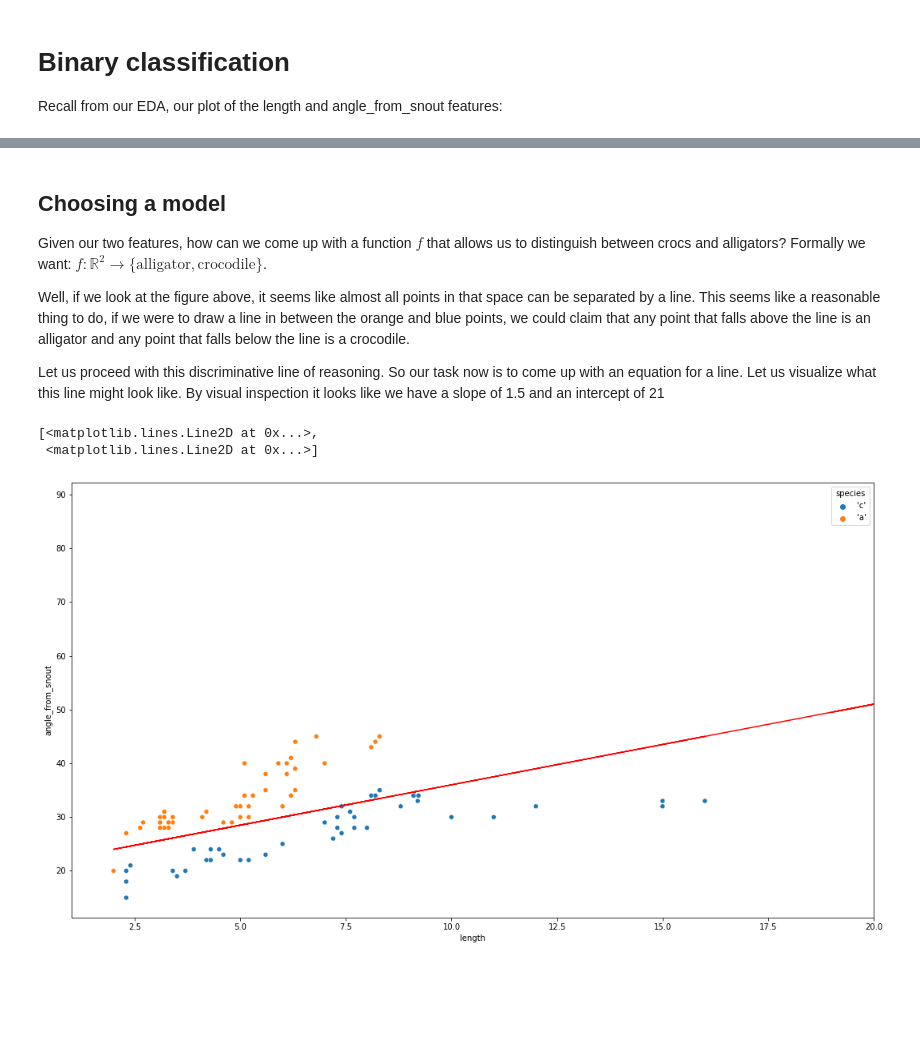
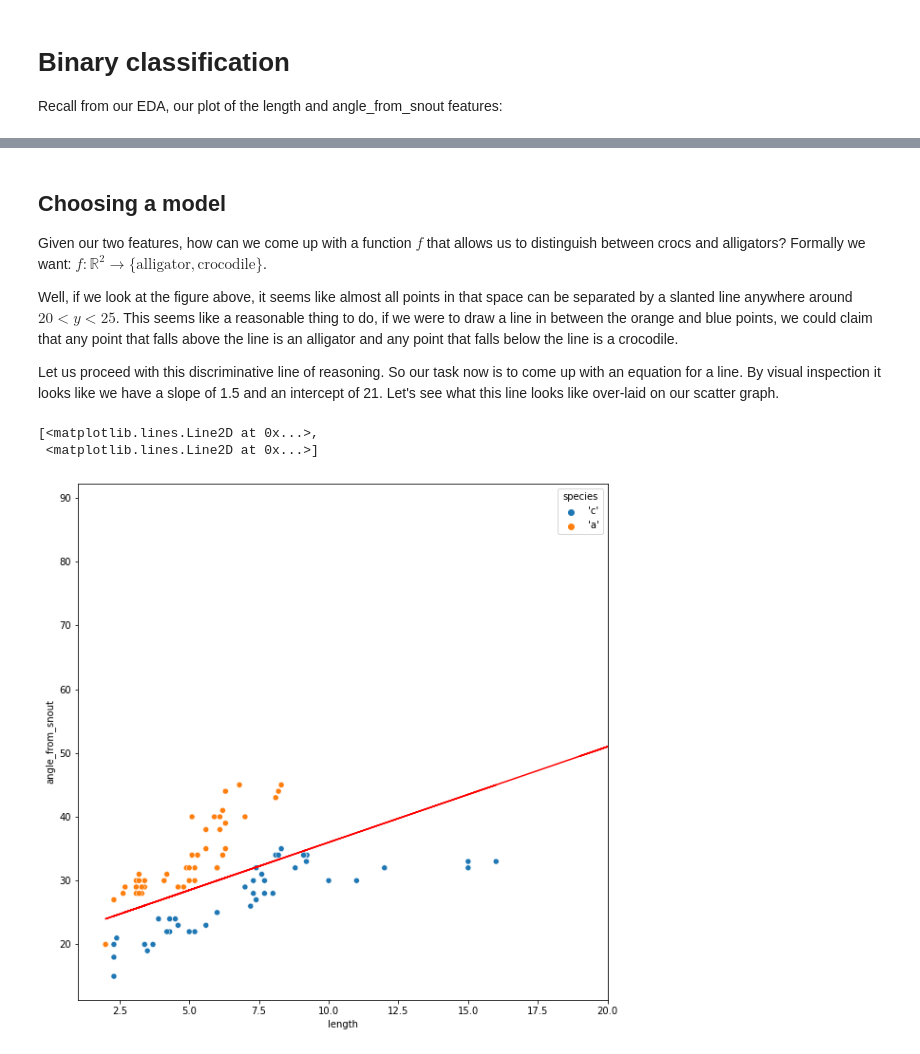
Before and after one commit to amadeovezz/data-sci, a Jupyter notebook: ml/tutorials/classification/dicriminative/binary.ipynb, the cells around one changed output, grey strips where cells are left out. Drawn from its saved outputs; the diff is of its cells as text; code cells hidden in the pictures; blank space fills up the shorter version.

```diff
--- a/ml/tutorials/classification/dicriminative/binary.ipynb
+++ b/ml/tutorials/classification/dicriminative/binary.ipynb
@@ -28,23 +29,25 @@ sns.scatterplot(data=df, x="length", y='angle_from_snout', hue='species', legend
 Given our two features, how can we come up with a function $f$ that allows us to distinguish between crocs and alligators? Formally we want:
 $f: \mathbb{R}^2 \rightarrow \{\text{alligator},\text{crocodile}\}$.
 
-Well, if we look at the figure above, it seems like almost all points in that space can be separated by a line. This seems like a reasonable thing to do,
+Well, if we look at the figure above, it seems like almost all points in that space can be separated by a slanted line anywhere around $20<y<25$. This seems like a reasonable thing to do,
 if we were to draw a line in between the orange and blue points, we could claim that any point that falls above the line is an alligator and any point
 that falls below the line is a crocodile.
 
-Let us proceed with this discriminative line of reasoning.  So our task now is to come up with an equation for a line. Let us visualize what this line might look like.
-By visual inspection it looks like we have a slope of 1.5 and an intercept of 21
+Let us proceed with this discriminative line of reasoning.  So our task now is to come up with an equation for a line.
+By visual inspection it looks like we have a slope of 1.5 and an intercept of 21. Let's see what this line looks like
+over-laid on our scatter graph.
 # %%
 def eq_of_line(x) -> int:
     return 1.5*x + 21
-model_prediction = [eq_of_line(d) for d in training_data]
 
-fig, ax = plt.subplots(figsize=(18,10))
+eq_of_line_vec = np.vectorize(eq_of_line)
+
+_, ax = plt.subplots(figsize=(10,10))
 scatter = sns.scatterplot(data=df, x="length", y='angle_from_snout', hue='species', legend='full', ax=ax)
 ax.set_xlim(1, 20)
-scatter.plot(training_data, model_prediction, color='r',  )
+scatter.plot(training_data, eq_of_line_vec(training_data), color='r',  )
 # %% [output]
 [<matplotlib.lines.Line2D at 0x...>,
  <matplotlib.lines.Line2D at 0x...>]
-[figure, old version]
+[figure, new version]
 # %% [markdown]
```
Also changed, not shown: parts of 4 cells of this notebook.
